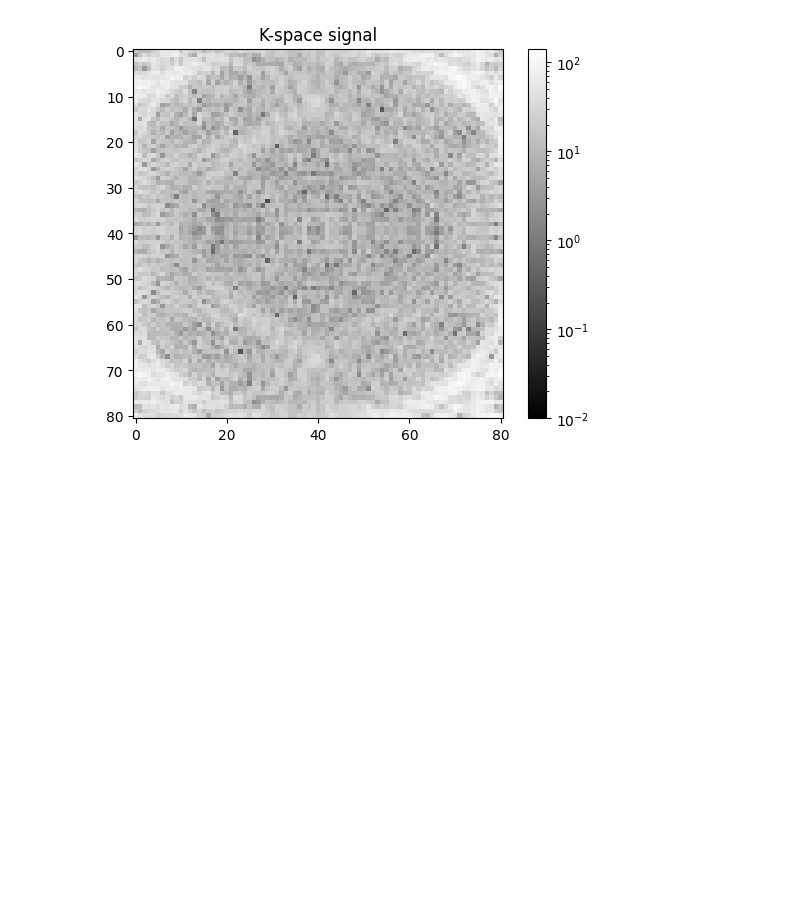
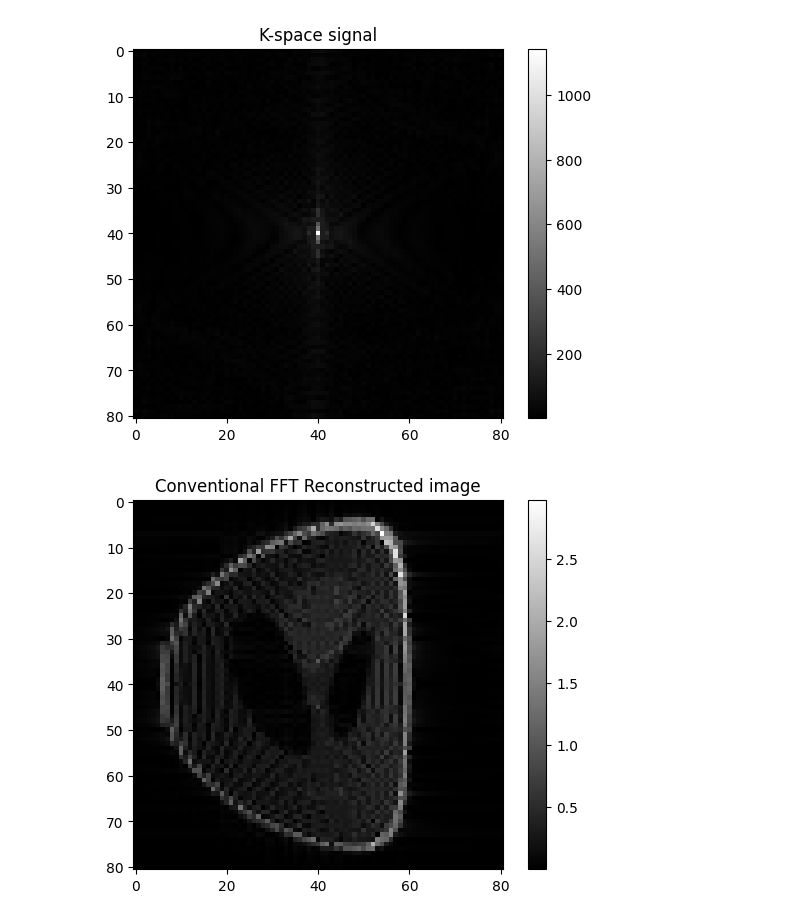
Before and after one commit to MaxStrey/Martinos_MR, a Jupyter notebook: Martinos_project/phantom_generation/phantom_7.ipynb, the cells around one changed output. Drawn from its saved outputs; the diff is of its cells as text; code cells hidden in the pictures; blank space fills up the shorter version.

```diff
--- a/Martinos_project/phantom_generation/phantom_7.ipynb
+++ b/Martinos_project/phantom_generation/phantom_7.ipynb
@@ -21,11 +21,20 @@ N_spins = 81  # Number of spins in the phantom
 
 # Load the B0 field map from the csv file
 B0_field_map = pd.read_csv('2Dslice.csv', header=None).values
+gamma = 42.58e6  # Gyromagnetic ratio for hydrogen in Hz/T
+B0_field_map  = (B0_field_map * gamma)/(2*np.pi * 10000)  # Convert to Hz/T
+B0_mean = np.mean(B0_field_map)  # Mean value of the B0 field map
+B0_field_map -= np.mean(B0_field_map) # Dividing by the mean value of the B0 field map
+B0_field_map *= 6
+
 
 # Plot the B0 field map
-plt.title('B0 field map')
-plt.imshow(np.abs(B0_field_map), cmap='gray')
+plt.title('B0 field map in Hz')
+plt.imshow(B0_field_map, cmap='gray')
+plt.colorbar()  # Add a color bar to the plot
 plt.show()
+
+
 
 # Plot the phantom
 plt.title('Phantom')
@@ -34,10 +43,6 @@ plt.show()
 
 
 
-
-
-
-gamma = 42.58e6  # Gyromagnetic ratio for hydrogen in Hz/T
 g_mult = 6 # Gradient multiplication factor
 Gx = 0.004755753 * g_mult  # Gradient strength in T/m
 Gy = 0.004755753 * g_mult # Gradient strength in T/m
@@ -47,44 +52,65 @@ B0 = 1.0  # B0 field in T
 [figure]
 # %%
-# RF pulse (90 degree flip)
-angle = np.pi / 2
-phantom *= np.exp(1j * angle)
-
 # Time intervals for the gradients
 tau = 2e-3
 time = np.linspace(-tau/2,tau/2,N_spins)
 
 # B0 field inhomogeneities in the x and y directions
 
 # Gradient fields (assuming same for x and y directions)
 Gx_values = time * Gx
 Gy_values = time * Gx
 
 # k-space trajectory (assuming same for x and y directions)
 kx_values = gamma * Gx_values
 ky_values = gamma * Gy_values
 
 # Define field of view
 FOV = .2  # meters
 x_values = np.linspace(-FOV / 2, FOV / 2, N_spins)
 y_values = np.linspace(-FOV / 2, FOV / 2, N_spins)
 x_values, y_values = np.meshgrid(x_values, y_values)  # Create 2D coordinate grid
 
 
 # Compute k-space values
 k_space = np.zeros((N_spins, N_spins), dtype=np.complex128)
 for i, kx in enumerate(kx_values):
     for j, ky in enumerate(ky_values):
-        k_space[i, j] = np.sum(phantom * np.exp(-1j * (kx * x_values + ky * y_values)) * np.exp(-1j * gamma * B0_field_map * 2 * tau))
+        k_space[i, j] = np.sum(phantom * np.exp(-1j * (kx * x_values + ky * y_values)) * np.exp(-1j * 2 * np.pi * B0_field_map * time[i]))
 
-# Apply FFT shift
-k_space_shifted = fftshift(k_space)
+
 
 # Plot the absolute k-space signal
 plt.figure()
-plt.imshow(np.abs(k_space_shifted), cmap='gray', norm=LogNorm(vmin=0.01))
+plt.imshow(np.abs(k_space), cmap='gray')
 plt.title('K-space signal')
 plt.colorbar()
 plt.show()
+
+dwll_time = tau/N_spins
+
+readout_bandwidth =  1/dwll_time
+
+
+# Apply inverse FFT
+reconstructed_image = ifft2(k_space)
+reconstructed_image_1 = fftshift(reconstructed_image)
+
+
+
+# Plot the reconstructed image
+plt.figure()
+plt.imshow(np.abs(reconstructed_image_1.T), cmap='gray')
+plt.title('Conventional FFT Reconstructed image')
+plt.colorbar()
+plt.show()
+
+# Plot the reconstructed image
+plt.figure()
+plt.imshow(np.angle(reconstructed_image_1.T), cmap='gray')
+plt.title('Phase of the conventional FFT Reconstructed image')
+plt.colorbar()
+plt.show()
 # %% [output]
-[figure, old version]
+[figure, new version]
+[figure, added]
```
Also changed, not shown: parts of 3 cells of this notebook, 2 other files.
